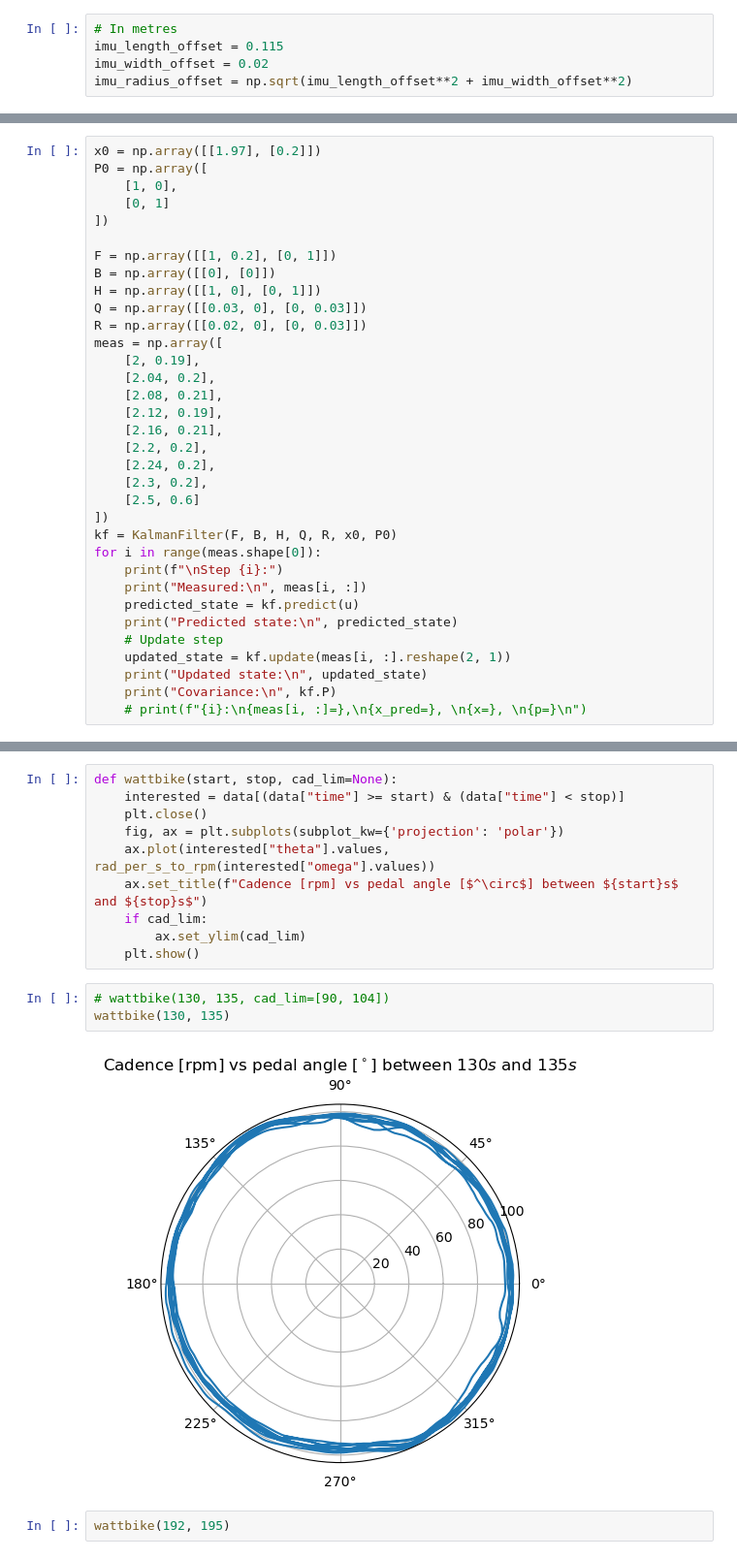
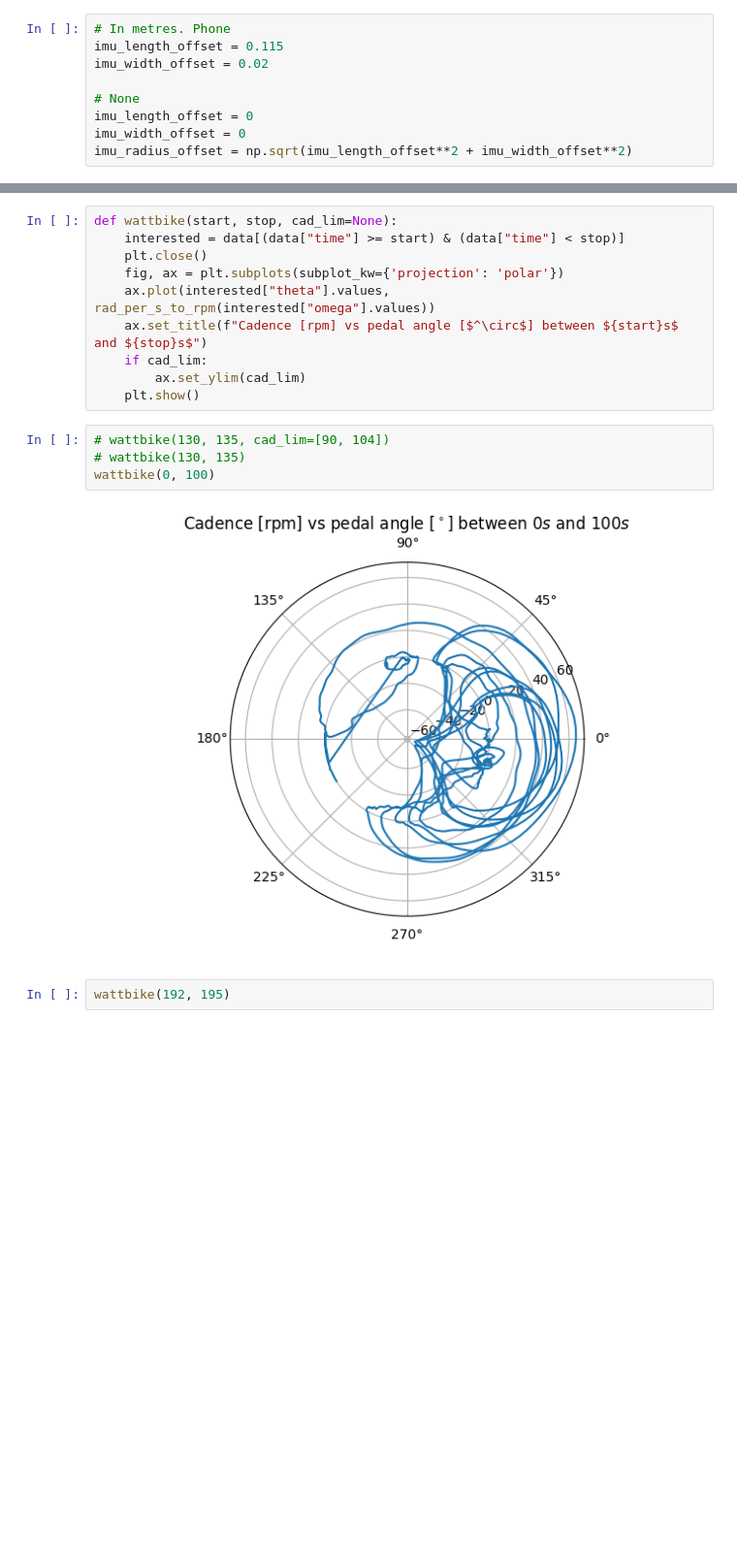
Before and after one commit to monash-human-power/power-meter, a Jupyter notebook: scripts-testing/kalman-filter/AccelGyroData.ipynb, the cells around one changed output, grey strips where cells are left out. Shown at 97% size. Drawn from its saved outputs; the diff is of its cells as text; blank space fills up the shorter version.

```diff
--- a/scripts-testing/kalman-filter/AccelGyroData.ipynb
+++ b/scripts-testing/kalman-filter/AccelGyroData.ipynb
@@ -127,8 +164,12 @@ data = accel.merge(gyro, how="inner", on="time", suffixes=("_accel", "_gyro"))
 Guess based on [this teardown](https://www.ifixit.com/Teardown/Samsung+Galaxy+S10+and+S10e+Teardown/120331).
 For an S10e, the IMU appears to be near the camera flash.
 # %%
-# In metres
+# In metres. Phone
 imu_length_offset = 0.115
 imu_width_offset = 0.02
+
+# None
+imu_length_offset = 0
+imu_width_offset = 0
 imu_radius_offset = np.sqrt(imu_length_offset**2 + imu_width_offset**2)
 # %% [output]
@@ -659,34 +349,0 @@ Covariance:
-# %%
-x0 = np.array([[1.97], [0.2]])
-P0 = np.array([
-    [1, 0],
-    [0, 1]
-])
-
-F = np.array([[1, 0.2], [0, 1]])
-B = np.array([[0], [0]])
-H = np.array([[1, 0], [0, 1]])
-Q = np.array([[0.03, 0], [0, 0.03]])
-R = np.array([[0.02, 0], [0, 0.03]])
-meas = np.array([
-    [2, 0.19],
-    [2.04, 0.2],
-    [2.08, 0.21],
-    [2.12, 0.19],
-    [2.16, 0.21],
-    [2.2, 0.2],
-    [2.24, 0.2],
-    [2.3, 0.2],
-    [2.5, 0.6]
-])
-kf = KalmanFilter(F, B, H, Q, R, x0, P0)
-for i in range(meas.shape[0]):
-    print(f"\nStep {i}:")
-    print("Measured:\n", meas[i, :])
-    predicted_state = kf.predict(u)
-    print("Predicted state:\n", predicted_state)
-    # Update step
-    updated_state = kf.update(meas[i, :].reshape(2, 1))
-    print("Updated state:\n", updated_state)
-    print("Covariance:\n", kf.P)
-    # print(f"{i}:\n{meas[i, :]=},\n{x_pred=}, \n{x=}, \n{p=}\n")
@@ -872,9 +447,10 @@ def wattbike(start, stop, cad_lim=None):
     plt.show()
 # %%
 # wattbike(130, 135, cad_lim=[90, 104])
-wattbike(130, 135)
+# wattbike(130, 135)
+wattbike(0, 100)
 # %% [output]
-[figure, old version]
+[figure, new version]
 # %%
 wattbike(192, 195)
 # %% [output]
```
Also changed, not shown: parts of 59 cells of this notebook, 17 other files.
